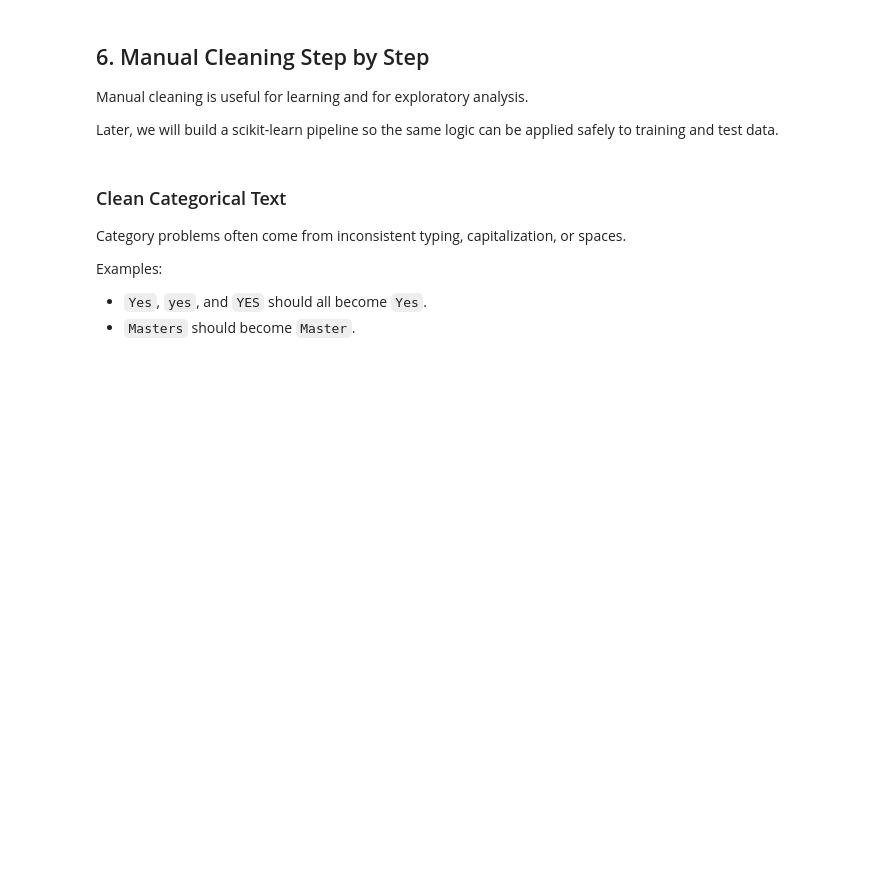
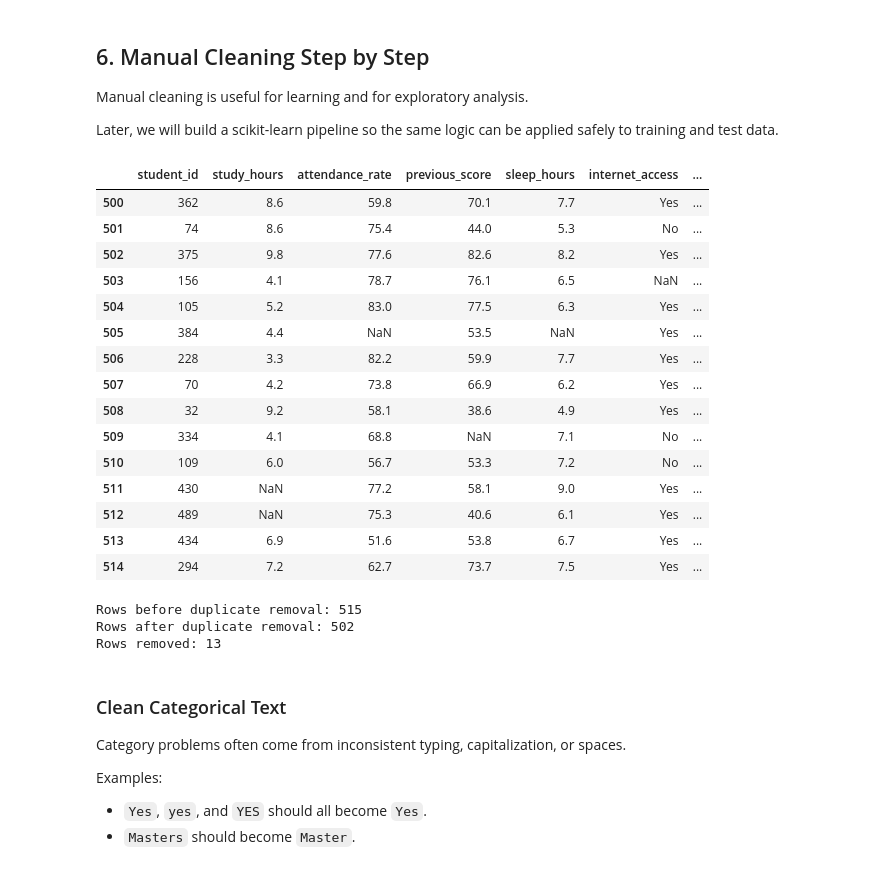
Before and after one commit to HrithikOAB/data-science-learning, a Jupyter notebook: Data_Cleaning_and_Preprocessing_Course.ipynb, the cells around one changed output. Drawn from its saved outputs; the diff is of its cells as text; code cells hidden in the pictures; blank space fills up the shorter version.

```diff
--- a/Data_Cleaning_and_Preprocessing_Course.ipynb
+++ b/Data_Cleaning_and_Preprocessing_Course.ipynb
@@ -81,8 +82,13 @@ from sklearn.impute import SimpleImputer
 from sklearn.linear_model import LogisticRegression
 from sklearn.metrics import accuracy_score, classification_report, confusion_matrix
 
-pd.set_option("display.max_columns", 80)
-pd.set_option("display.width", 120)
+# pd.set_option("display.max_columns", 80)
+# pd.set_option("display.width", 120)
 
-RANDOM_SEED = 42
+RANDOM_SEED = 50
 np.random.seed(RANDOM_SEED)
+
+print(np.random.random(RANDOM_SEED))
+
+
+# 100% > 80% training + 20% testing
@@ -127,3 +244,21 @@ Real-world data is rarely clean. We will intentionally add common problems:
 - Text spaces around category values
 
 This gives students a realistic cleaning exercise.
+# %%
+messy_data = raw_data.copy()
+messy_data.head()
+
+for column, count in {
+    "study_hours": 25,
+    "attendance_rate": 20,
+    "previous_score": 15,
+    "sleep_hours": 12,
+    "internet_access": 18,
+    "parent_education": 10,
+    "extra_classes": 14,
+}.items():
+    rows = np.random.choice(messy_data.index, size=count, replace=False)
+    messy_data.loc[rows, column] = np.nan
+
+
+messy_data.head()
@@ -197,17 +480,42 @@ for column in ["internet_access", "parent_education", "extra_classes"]:
 Manual cleaning is useful for learning and for exploratory analysis.
 
 Later, we will build a scikit-learn pipeline so the same logic can be applied safely to training and test data.
+# %%
+messy_data[messy_data['student_id'].duplicated()]
+# %% [output]
+|  | student_id | study_hours | attendance_rate | previous_score | sleep_hours | internet_access | ... |
+| 500 | 362 | 8.6 | 59.8 | 70.1 | 7.7 | Yes | ... |
+| 501 | 74 | 8.6 | 75.4 | 44.0 | 5.3 | No | ... |
+| 502 | 375 | 9.8 | 77.6 | 82.6 | 8.2 | Yes | ... |
+| 503 | 156 | 4.1 | 78.7 | 76.1 | 6.5 | NaN | ... |
+| 504 | 105 | 5.2 | 83.0 | 77.5 | 6.3 | Yes | ... |
+| 505 | 384 | 4.4 | NaN | 53.5 | NaN | Yes | ... |
+| 506 | 228 | 3.3 | 82.2 | 59.9 | 7.7 | Yes | ... |
+| 507 | 70 | 4.2 | 73.8 | 66.9 | 6.2 | Yes | ... |
+| 508 | 32 | 9.2 | 58.1 | 38.6 | 4.9 | Yes | ... |
+| 509 | 334 | 4.1 | 68.8 | NaN | 7.1 | No | ... |
+| 510 | 109 | 6.0 | 56.7 | 53.3 | 7.2 | No | ... |
+| 511 | 430 | NaN | 77.2 | 58.1 | 9.0 | Yes | ... |
+| 512 | 489 | NaN | 75.3 | 40.6 | 6.1 | Yes | ... |
+| 513 | 434 | 6.9 | 51.6 | 53.8 | 6.7 | Yes | ... |
+| 514 | 294 | 7.2 | 62.7 | 73.7 | 7.5 | Yes | ... |
 # %%
 clean_data = messy_data.copy()
 
 # Remove exact duplicate rows.
 before = clean_data.shape[0]
+
+
 clean_data = clean_data.drop_duplicates()
 after = clean_data.shape[0]
 
 print("Rows before duplicate removal:", before)
 print("Rows after duplicate removal:", after)
 print("Rows removed:", before - after)
+# %% [output]
+Rows before duplicate removal: 515
+Rows after duplicate removal: 502
+Rows removed: 13
 # %% [markdown]
 ### Clean Categorical Text
 
```
Also changed, not shown: parts of 27 cells of this notebook, 25 other files.
